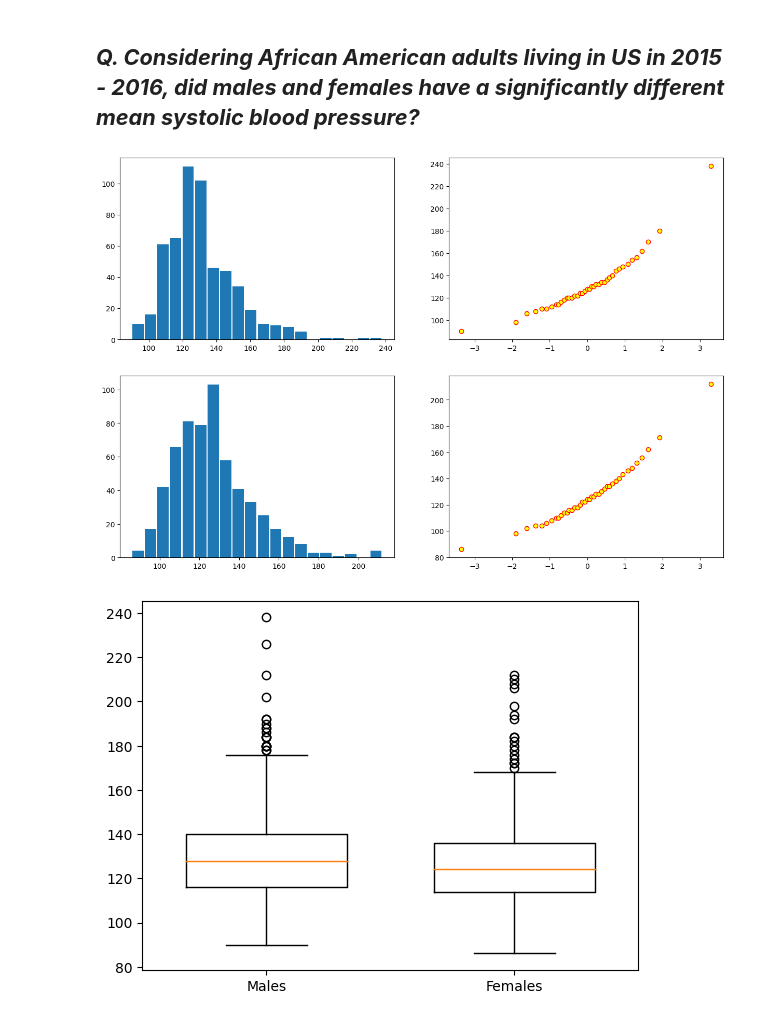
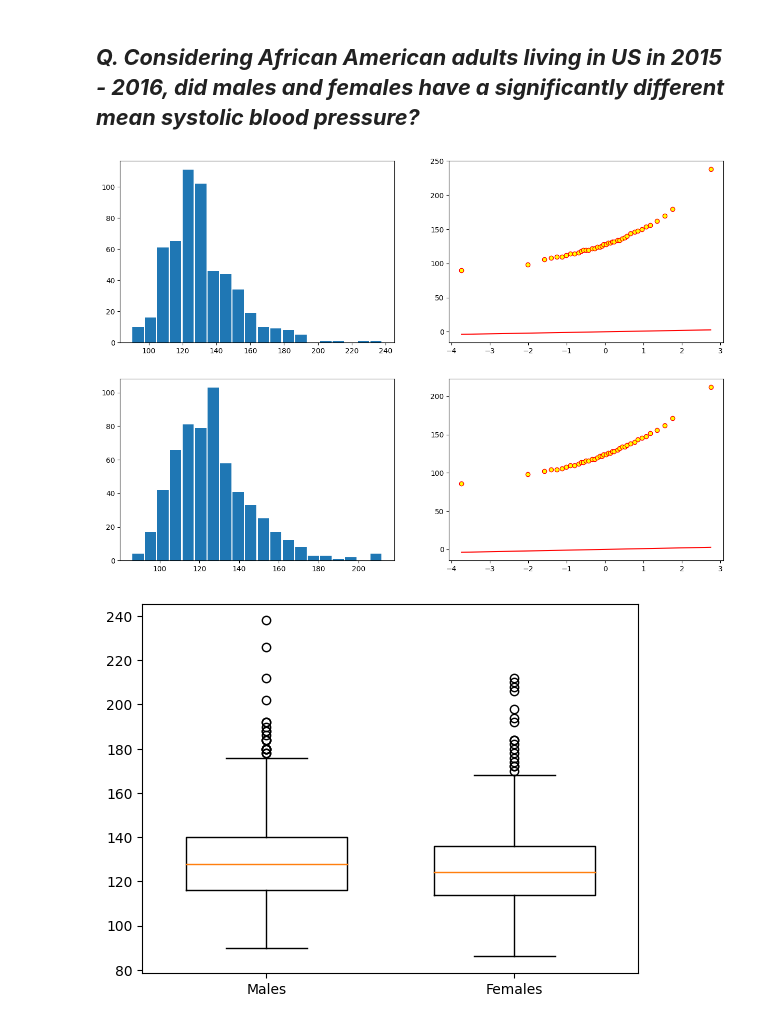
Before and after one commit to anoban/Inferential-Statistical-Analysis-with-Python, a Jupyter notebook: anoban/Comparing Means for Two Independent Samples.ipynb, the cells around one changed output. Saved outputs shown, nothing was run; the diff lists cells and outputs as text; code cells hidden in the pictures.

```diff
--- a/anoban/Comparing Means for Two Independent Samples.ipynb
+++ b/anoban/Comparing Means for Two Independent Samples.ipynb
@@ -17,20 +17,22 @@ bpress_f = nhanes.BPXSY2[(nhanes.RIDRETH1 == 4) & (nhanes.RIDAGEYR > 18) & (nhan
 # %%
 fig, ((axes_0, axes_1), (axes_2, axes_3)) = plt.subplots(ncols = 2, nrows = 2)
 fig.set_size_inches(15, 10)
 
 x = np.random.normal(size = 1000)
 q = np.linspace(0, 1, num = 40)
 qnorm = np.quantile(x, q)
 
 axes_0.hist(bpress_m, bins = 20, rwidth = 0.9)
 axes_2.hist(bpress_f, bins = 20, rwidth = 0.9)
 
 axes_1.scatter(qnorm, np.quantile(bpress_m, q), edgecolor = "red", color = "yellow")
+axes_1.plot(qnorm, qnorm, color = "red")
 axes_3.scatter(qnorm, np.quantile(bpress_f, q), edgecolor = "red", color = "yellow")
+axes_3.plot(qnorm, qnorm, color = "red")
 
 plt.show()
 # %% [output]
-[figure, old version]
+[figure, new version]
 # %%
 plt.boxplot([bpress_m, bpress_f], labels = ["Males", "Females"], widths = 0.65)
 plt.show()
```
Also changed, not shown: parts of 7 cells of this notebook.
